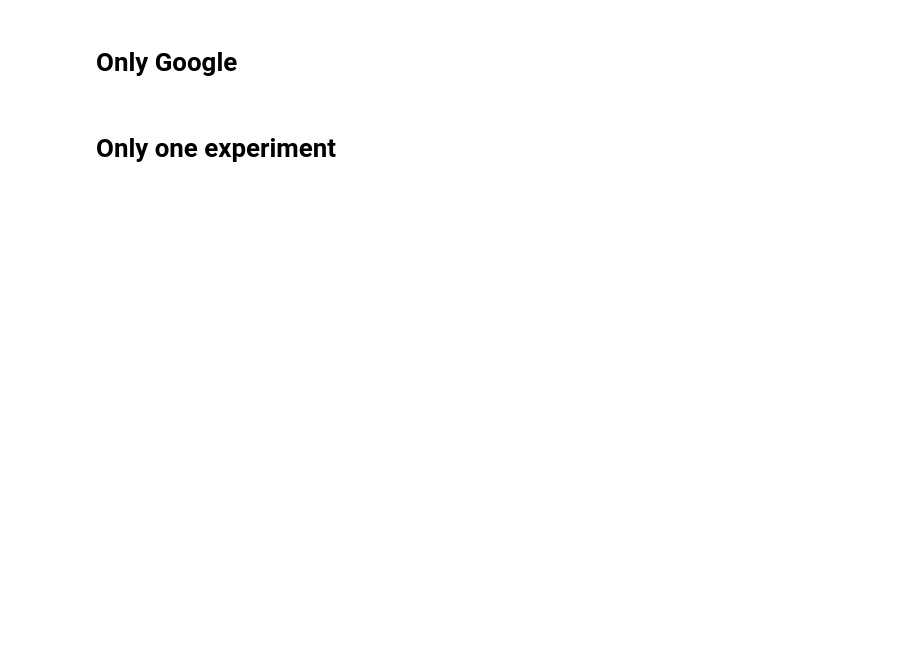
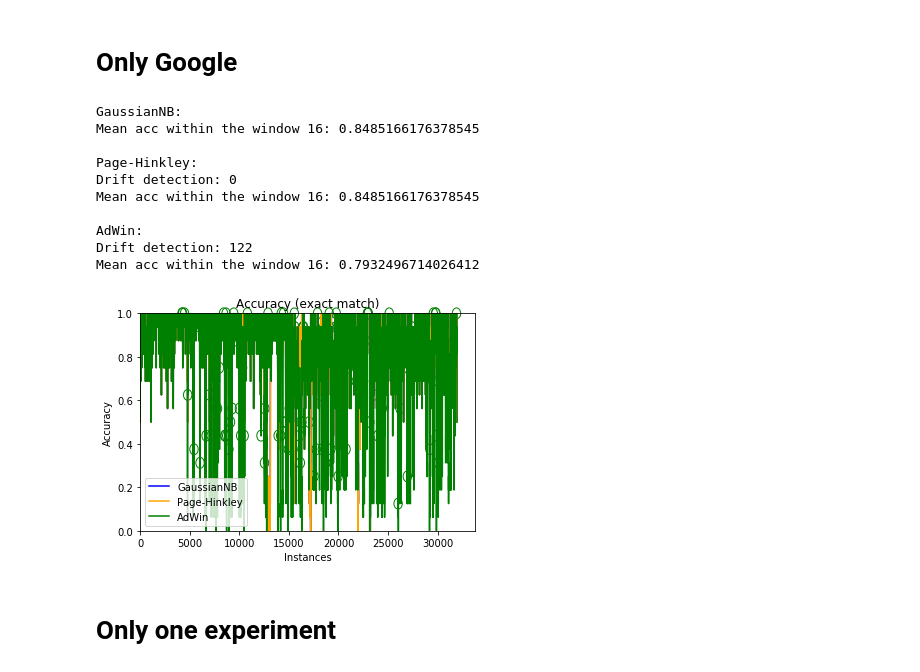
Before and after one commit to h3dema/concept-drift, a Jupyter notebook: concept-drift.ipynb, the cells around one changed output. Saved outputs shown, nothing was run; the diff lists cells and outputs as text; code cells hidden in the pictures; blank space fills up the shorter version.

```diff
--- a/concept-drift.ipynb
+++ b/concept-drift.ipynb
@@ -220,6 +288,18 @@ X = data[['Active time', 'Medium busy', 'channel',
        'new Active time', 'new Busy time', 'new Medium busy',
        'new_channel', 'new_txpower', 'txpower']].values
 # %%
-calculate_drift(X, y, n_train=1000, w=16)
+calculate_drift(X, y, n_train=1800, w=16)
+# %% [output]
+GaussianNB:
+Mean acc within the window 16: 0.8485166176378545
+
+Page-Hinkley:
+Drift detection: 0
+Mean acc within the window 16: 0.8485166176378545
+
+AdWin:
+Drift detection: 122
+Mean acc within the window 16: 0.7932496714026412
+[figure, added]
 # %% [markdown]
 # Only one experiment
```
Also changed, not shown: parts of 6 cells of this notebook.
